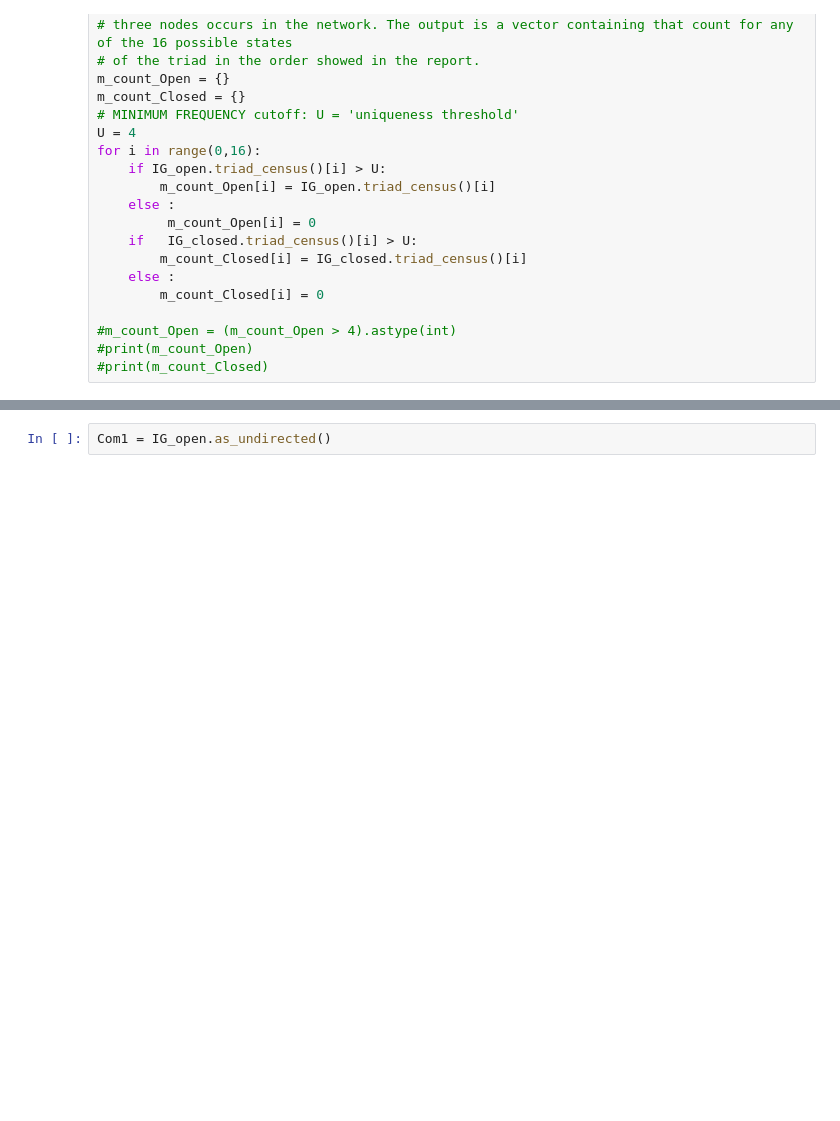
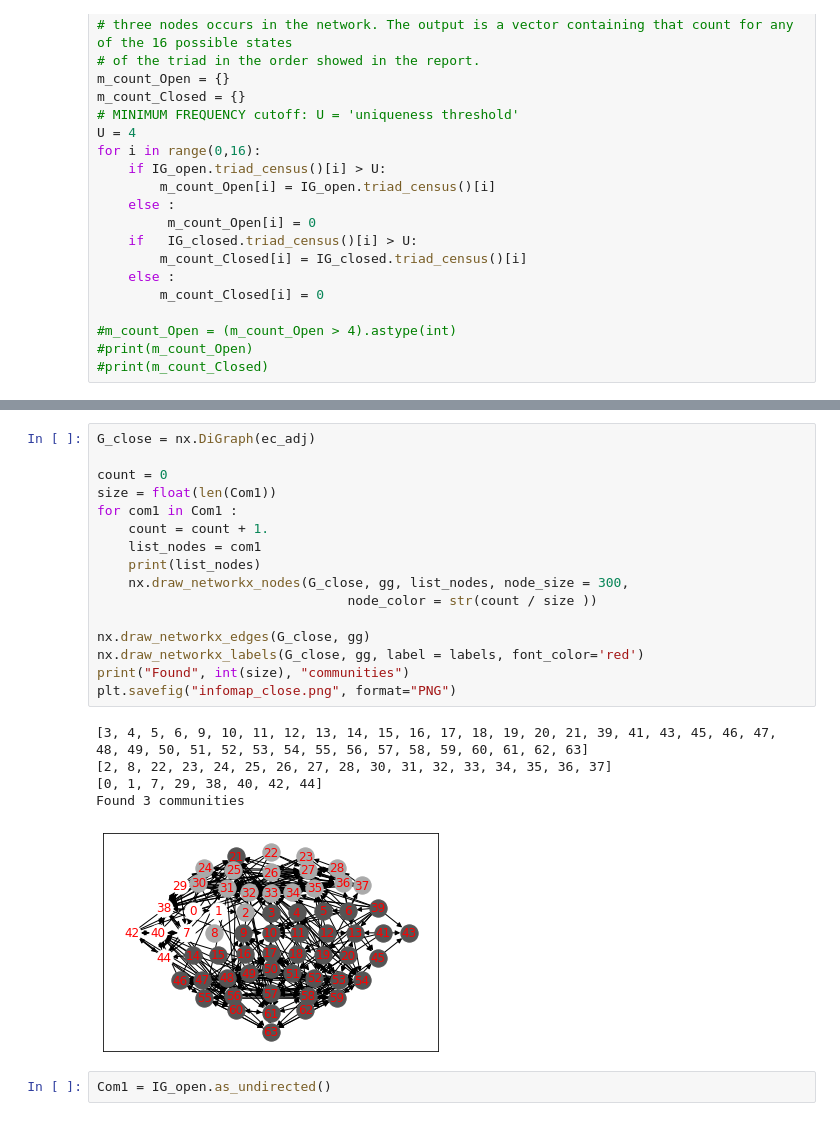
Before and after one commit to giuliacassara/BrainNetworkStudy, a Jupyter notebook: Analysis_Point3-4.ipynb, the cells around one changed output, grey strips where cells are left out. Drawn from its saved outputs; the diff is of its cells as text; blank space fills up the shorter version.

```diff
--- a/Analysis_Point3-4.ipynb
+++ b/Analysis_Point3-4.ipynb
@@ -380,3 +401,25 @@ Clustering with 64 elements and 3 clusters
+# %%
+G_close = nx.DiGraph(ec_adj)
+
+count = 0
+size = float(len(Com1))
+for com1 in Com1 :
+    count = count + 1.
+    list_nodes = com1
+    print(list_nodes)
+    nx.draw_networkx_nodes(G_close, gg, list_nodes, node_size = 300,
+                                node_color = str(count / size ))
+
+nx.draw_networkx_edges(G_close, gg)
+nx.draw_networkx_labels(G_close, gg, label = labels, font_color='red')
+print("Found", int(size), "communities")
+plt.savefig("infomap_close.png", format="PNG")
+# %% [output]
+[3, 4, 5, 6, 9, 10, 11, 12, 13, 14, 15, 16, 17, 18, 19, 20, 21, 39, 41, 43, 45, 46, 47, 48, 49, 50, 51, 52, 53, 54, 55, 56, 57, 58, 59, 60, 61, 62, 63]
+[2, 8, 22, 23, 24, 25, 26, 27, 28, 30, 31, 32, 33, 34, 35, 36, 37]
+[0, 1, 7, 29, 38, 40, 42, 44]
+Found 3 communities
+[figure, added]
 # %%
 Com1 = IG_open.as_undirected()
 # %%
```
Also changed, not shown: parts of 10 cells of this notebook, 5 other files.
